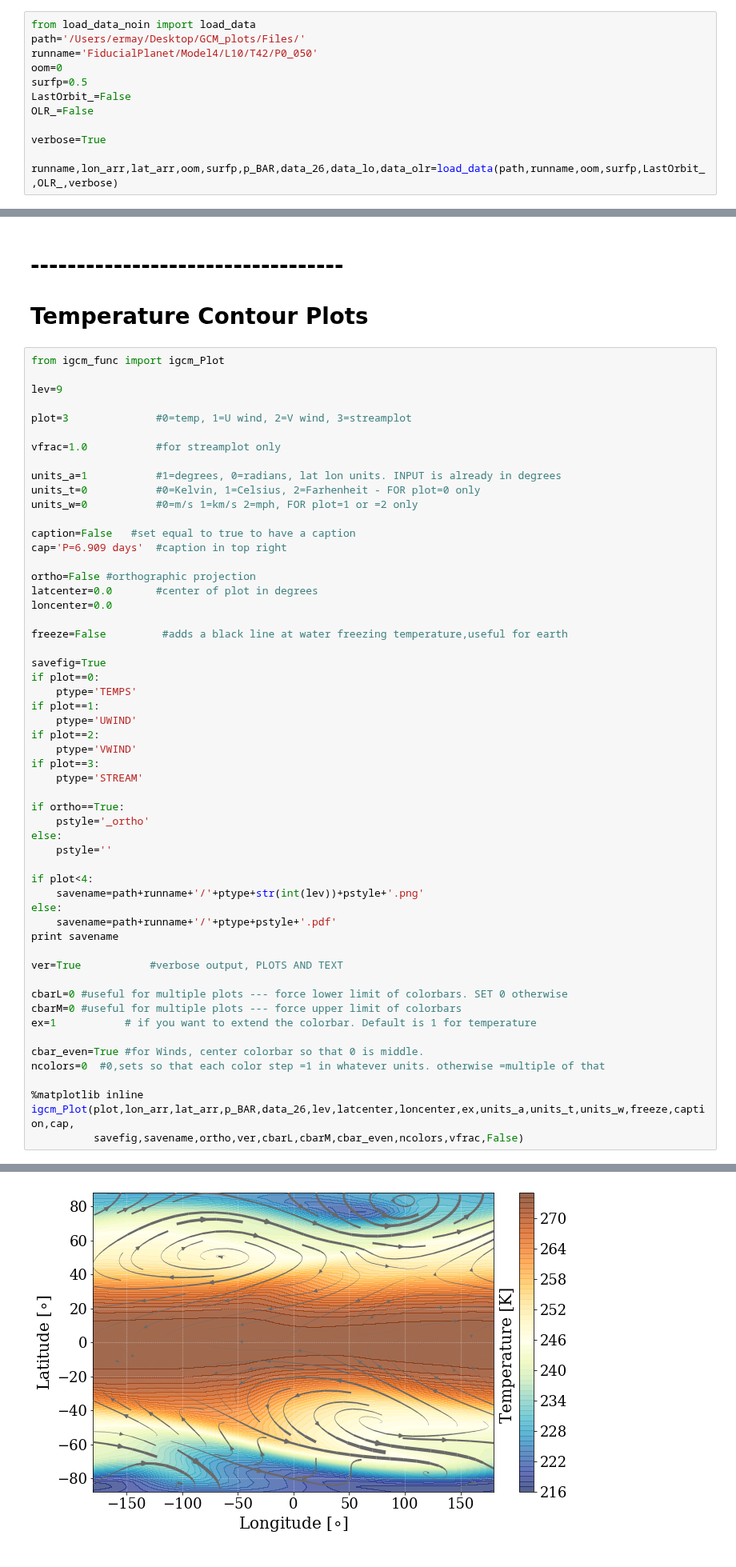
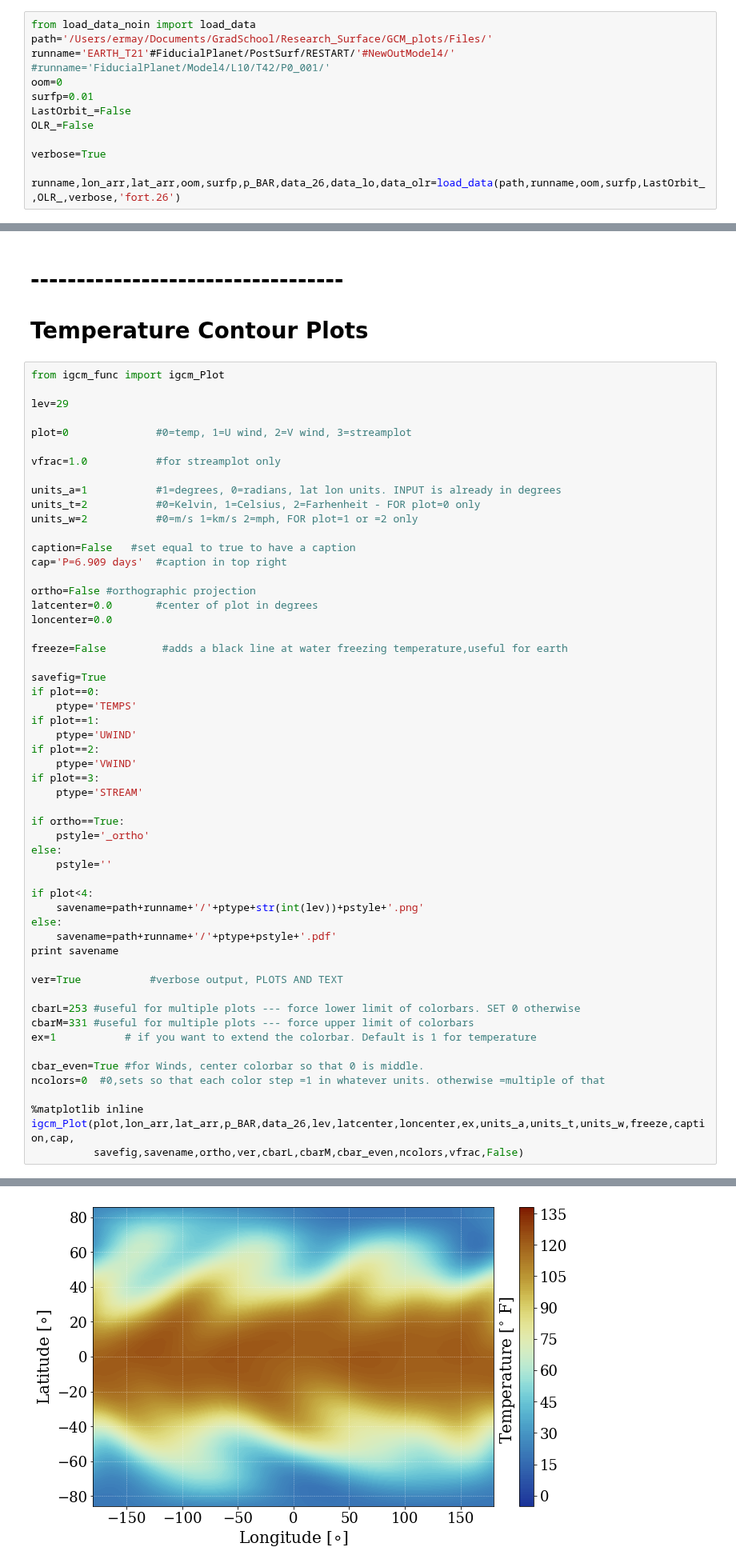
Before and after one commit to emily-rauscher/GCM_plots, a Jupyter notebook: igcm_plots.ipynb, the cells around one changed output, grey strips where cells are left out. Shown at 80% size. Saved outputs shown, nothing was run; the diff lists cells and outputs as text.

Commit message:
changes and NEW COLORBAR!

```diff
--- a/igcm_plots.ipynb
+++ b/igcm_plots.ipynb
@@ -1,13 +1,14 @@
 # %%
 from load_data_noin import load_data
-path='/Users/ermay/Desktop/GCM_plots/Files/'
-runname='FiducialPlanet/Model4/L10/T42/P0_050'
+path='/Users/ermay/Documents/GradSchool/Research_Surface/GCM_plots/Files/'
+runname='EARTH_T21'#FiducialPlanet/PostSurf/RESTART/'#NewOutModel4/'
+#runname='FiducialPlanet/Model4/L10/T42/P0_001/'
 oom=0
-surfp=0.5
+surfp=0.01
 LastOrbit_=False
 OLR_=False
 
 verbose=True
 
-runname,lon_arr,lat_arr,oom,surfp,p_BAR,data_26,data_lo,data_olr=load_data(path,runname,oom,surfp,LastOrbit_,OLR_,verbose)
+runname,lon_arr,lat_arr,oom,surfp,p_BAR,data_26,data_lo,data_olr=load_data(path,runname,oom,surfp,LastOrbit_,OLR_,verbose,'fort.26')
 # %% [output]
@@ -34,15 +35,15 @@ N_params:  6
 # %%
 from igcm_func import igcm_Plot
 
-lev=9
+lev=29
 
-plot=3              #0=temp, 1=U wind, 2=V wind, 3=streamplot
+plot=0              #0=temp, 1=U wind, 2=V wind, 3=streamplot
 
 vfrac=1.0           #for streamplot only
 
 units_a=1           #1=degrees, 0=radians, lat lon units. INPUT is already in degrees
-units_t=0           #0=Kelvin, 1=Celsius, 2=Farhenheit - FOR plot=0 only
-units_w=0           #0=m/s 1=km/s 2=mph, FOR plot=1 or =2 only
+units_t=2           #0=Kelvin, 1=Celsius, 2=Farhenheit - FOR plot=0 only
+units_w=2           #0=m/s 1=km/s 2=mph, FOR plot=1 or =2 only
 
 caption=False   #set equal to true to have a caption
 cap='P=6.909 days'  #caption in top right
@@ -76,8 +77,8 @@ print savename
 
 ver=True           #verbose output, PLOTS AND TEXT
 
-cbarL=0 #useful for multiple plots --- force lower limit of colorbars. SET 0 otherwise
-cbarM=0 #useful for multiple plots --- force upper limit of colorbars
+cbarL=253 #useful for multiple plots --- force lower limit of colorbars. SET 0 otherwise
+cbarM=331 #useful for multiple plots --- force upper limit of colorbars
 ex=1           # if you want to extend the colorbar. Default is 1 for temperature
 
 cbar_even=True #for Winds, center colorbar so that 0 is middle.
@@ -94,4 +98,4 @@ igcm_Plot(plot,lon_arr,lat_arr,p_BAR,data_26,lev,latcenter,loncenter,ex,units_a,
-[figure, old version]
+[figure, new version]
 # %% [markdown]
 # -------------------------------------
 # Longitudinally Averaged Plots #
```
Also changed, not shown: parts of 5 cells of this notebook, 2 other files.
